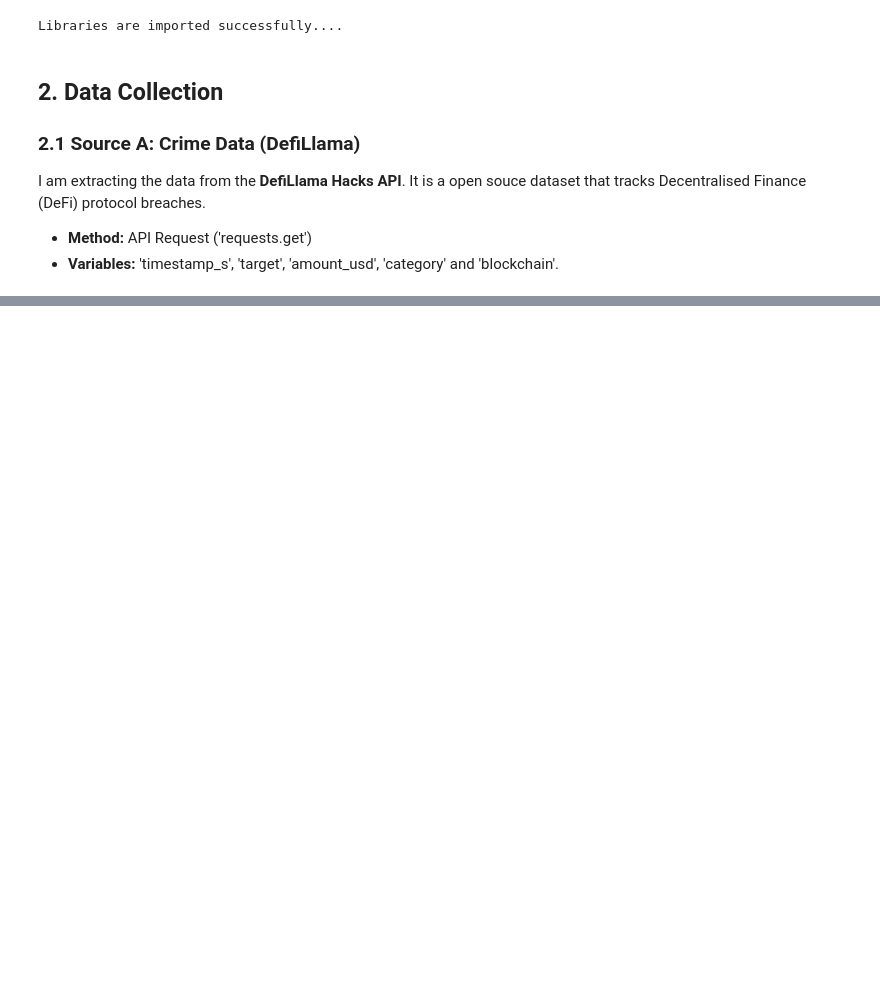
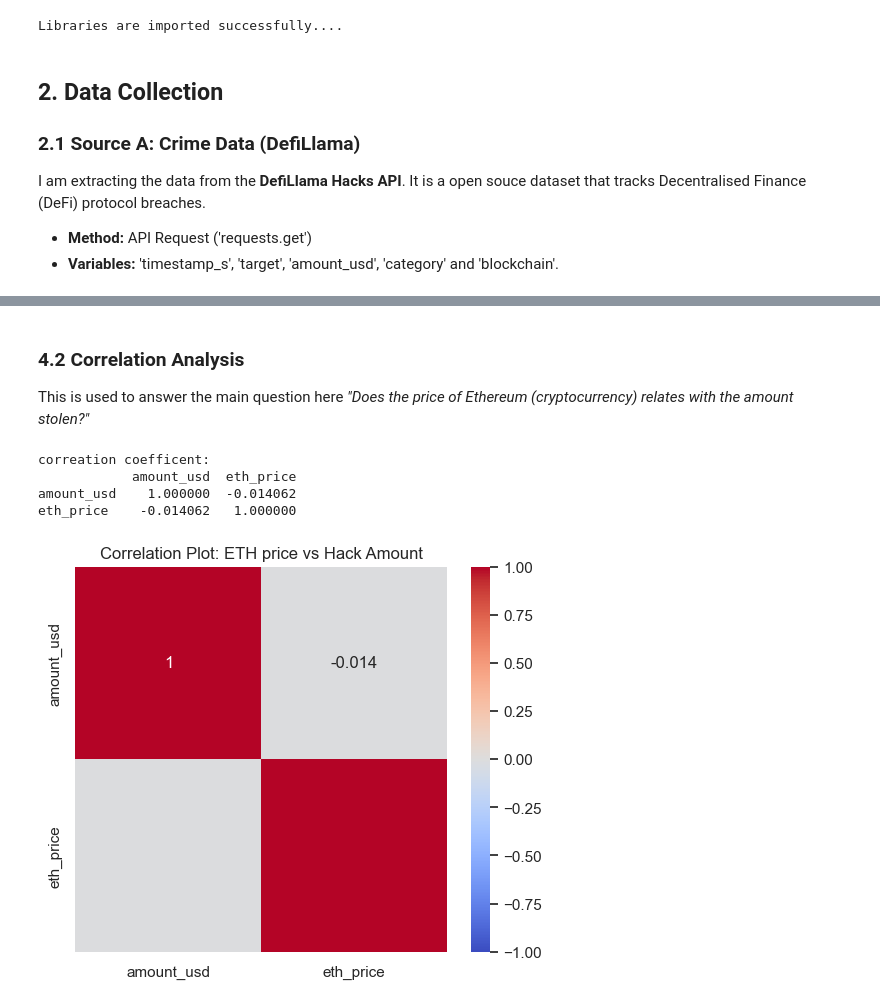
Before and after one commit to Aanchala14/aancha.14.2025_EMATM0048, a Jupyter notebook: Part 2/Notebook.ipynb, the cells around one changed output, grey strips where cells are left out. Cells and saved outputs as stored; diff of their text form; code cells hidden in the pictures; blank space fills up the shorter version.

Commit message:
Answered the questions and performed analysis.

```diff
--- a/Part 2/Notebook.ipynb
+++ b/Part 2/Notebook.ipynb
@@ -149,0 +163,26 @@ Dataset is merged with the dimensions as following: (91, 18)
+# %%
+#converting DefiLlama dates (seconds)
+df_hacks['date_obj'] = pd.to_datetime(df_hacks['timestamp_s'], unit='s')
+df_hacks['date_only'] = df_hacks['date_obj'].dt.date
+
+#converting Binance dates (miliseconds)
+df_market['date_obj'] = pd.to_datetime(df_market['timestamp_ms'], unit='ms')
+df_market['date_only'] = df_market['date_obj'].dt.date
+
+#merging the datasets
+df_final = pd.merge(df_hacks, df_market, on='date_only', how='inner')
+
+
+#cleaning the dataset
+required_columns = ['date_only', 'target', 'amount_usd', 'eth_price', 'blockchain', 'category']
+df_clean = df_final[required_columns].copy()
+df_clean = df_clean.rename(columns={'date_only': 'date'})
+
+
+#handling the missing values
+df_clean = df_clean.dropna()
+
+df_clean.head()
+
+df_clean.to_csv('blockchain_security_dataset.csv', index=False)
+print("File saved successfully")
@@ -149,0 +231,20 @@ Dataset is merged with the dimensions as following: (91, 18)
+# %% [markdown]
+### 4.2 Correlation Analysis
+This is used to answer the main question here *"Does the price of Ethereum (cryptocurrency) relates with the amount stolen?"*
+# %%
+#calculation of correlational coefficient between eth_price and amount_usd
+correlation = df_clean[['amount_usd', 'eth_price']].corr()
+print("correation coefficent: ")
+print(correlation)
+
+#visualisation using heatmap
+plt.figure(figsize=(6, 5))
+sns.heatmap(correlation, annot=True, cmap='coolwarm', vmin=-1, vmax=1)
+plt.title('Correlation Plot: ETH price vs Hack Amount')
+plt.show()
+# %% [output]
+correation coefficent:
+            amount_usd  eth_price
+amount_usd    1.000000  -0.014062
+eth_price    -0.014062   1.000000
+[figure, added]
```
Also changed, not shown: parts of 18 cells of this notebook.
